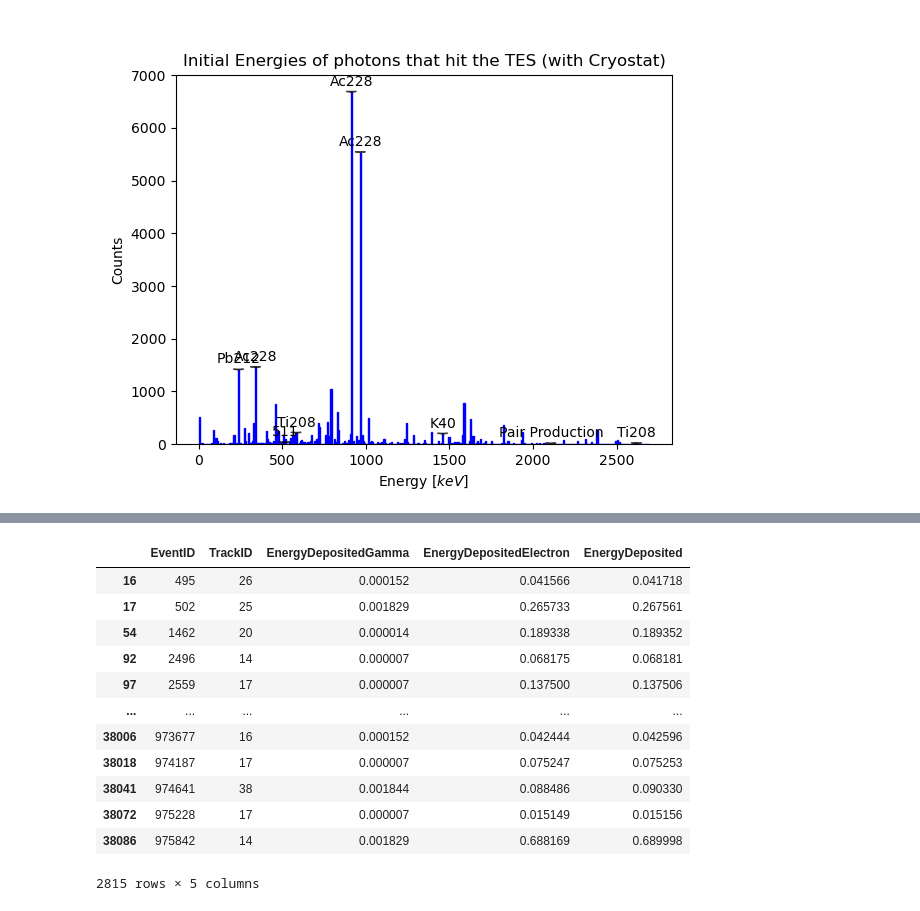
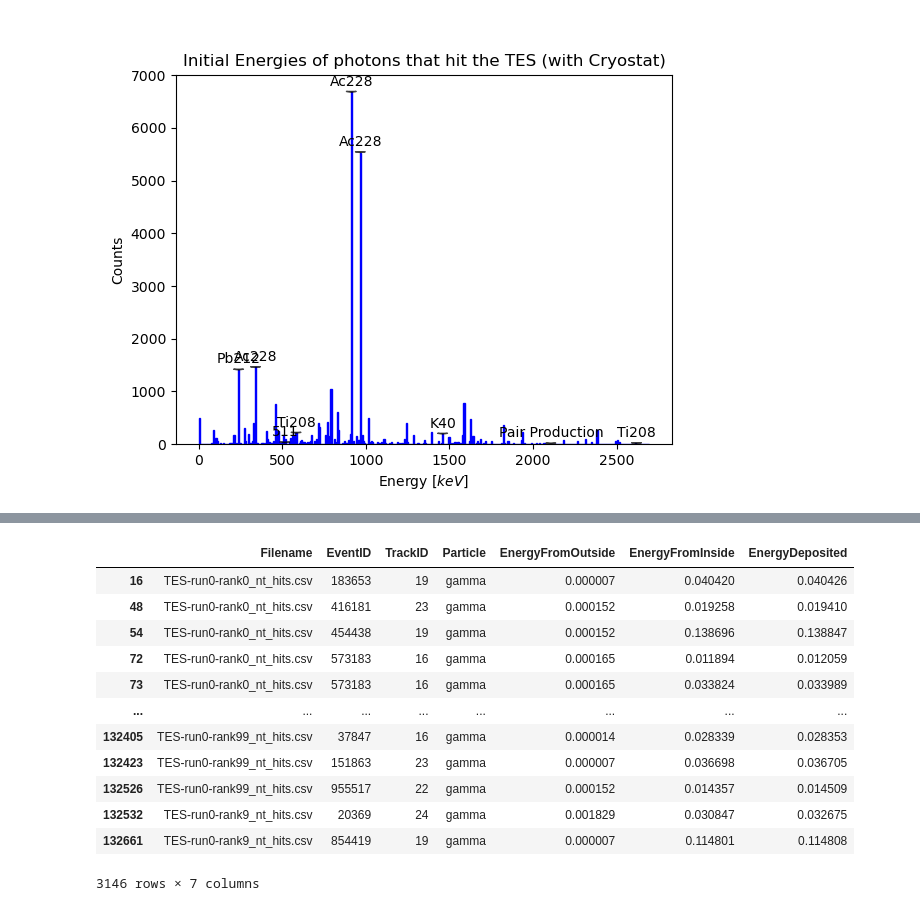
Before and after one commit to nyuad-astroparticle/tes-geant, a Jupyter notebook: analysis/thorium-calibration.ipynb, the cells around one changed output, grey strips where cells are left out. Cells and saved outputs as stored; diff of their text form; code cells hidden in the pictures.

```diff
--- a/analysis/thorium-calibration.ipynb
+++ b/analysis/thorium-calibration.ipynb
@@ -17,7 +19,6 @@ from tqdm.notebook import tqdm
 # Read the files
 
 # Parameters
-run                     = 'run3'
 header                  = ['EventID','TrackID','Particle','EnergyDeposited','XPosition','YPosition','ZPosition','LocalTime','Volume', 'Initial Energy', 'Origin Volume', 'MigrantID']
 
 # Find the files
@@ -28,7 +29,9 @@ filenames   = os.listdir(foldername)
 print(f'Found {len(filenames)} data files in {foldername}')
 
 def loadFile(filename):
-    return pd.read_csv(os.path.join(foldername,filename),skiprows=16,names=header)
+    df = pd.read_csv(os.path.join(foldername,filename),skiprows=16,names=header)
+    df.insert(0, 'Filename', filename)
+    return df
 
 loadFiles = parallel(loadFile)
 
@@ -219,4 +123,5 @@ data
 # %%
-data = data.groupby(['EventID','TrackID','Particle', 'Origin Volume', 'MigrantID'])['EnergyDeposited'].sum().reset_index()
+data = pd.concat(files)
+data = data.groupby(['Filename','EventID','TrackID','Particle', 'Origin Volume', 'MigrantID'])['EnergyDeposited'].sum().reset_index()
 data
 # %% [output]
@@ -235,0 +141,5 @@ data
+# %%
+originInside = data[data['Origin Volume'].str.contains('Silicon')]
+originInside = originInside.drop(columns = ['TrackID', 'Particle','Origin Volume'])
+originInside = originInside.rename(columns = {'MigrantID':'TrackID', 'EnergyDeposited':'EnergyFromInside'})
+originInside
@@ -236,6 +160,6 @@ data
 # %%
-gamma = data[data['Particle'] == 'gamma']
-gamma = gamma.drop(columns = ['Particle', 'Origin Volume', 'MigrantID'])
-gamma = gamma.rename(columns = {'EnergyDeposited':'EnergyDepositedGamma'})
-gamma
+originOutside = data[~(data['Origin Volume'].str.contains('Silicon'))]
+originOutside = originOutside.drop(columns = ['Origin Volume','MigrantID'])
+originOutside = originOutside.rename(columns = {'EnergyDeposited':'EnergyFromOutside'})
+originOutside
 # %% [output]
@@ -275,20 +179,19 @@ insideElectrons
 # %%
-gammaWithSecondaries = pd.merge(gamma, insideElectrons, on = ['EventID','TrackID'], how = 'left').fillna(0)
-gammaWithSecondaries['EnergyDeposited'] = gammaWithSecondaries['EnergyDepositedGamma'] + gammaWithSecondaries['EnergyDepositedElectron']
-# gammaWithSecondaries = gammaWithSecondaries.drop(columns = ['EnergyDepositedGamma', 'EnergyDepositedElectron'])
-gammaWithSecondaries = gammaWithSecondaries[gammaWithSecondaries['EnergyDeposited'] > 0.0]
-gammaWithSecondaries
+combined = pd.merge(originOutside, originInside, on = ['Filename','EventID', 'TrackID'], how = 'left').fillna(0)
+combined['EnergyDeposited'] = combined['EnergyFromOutside'] + combined['EnergyFromInside']
+combined = combined[combined['EnergyDeposited'] > 0.0]
+combined
 # %% [output]
-|  | EventID | TrackID | EnergyDepositedGamma | EnergyDepositedElectron | EnergyDeposited |
-| 16 | 495 | 26 | 0.000152 | 0.041566 | 0.041718 |
-| 17 | 502 | 25 | 0.001829 | 0.265733 | 0.267561 |
-| 54 | 1462 | 20 | 0.000014 | 0.189338 | 0.189352 |
-| 92 | 2496 | 14 | 0.000007 | 0.068175 | 0.068181 |
-| 97 | 2559 | 17 | 0.000007 | 0.137500 | 0.137506 |
-| ... | ... | ... | ... | ... | ... |
-| 38006 | 973677 | 16 | 0.000152 | 0.042444 | 0.042596 |
-| 38018 | 974187 | 17 | 0.000007 | 0.075247 | 0.075253 |
-| 38041 | 974641 | 38 | 0.001844 | 0.088486 | 0.090330 |
-| 38072 | 975228 | 17 | 0.000007 | 0.015149 | 0.015156 |
-| 38086 | 975842 | 14 | 0.001829 | 0.688169 | 0.689998 |
+|  | Filename | EventID | TrackID | Particle | EnergyFromOutside | EnergyFromInside | EnergyDeposited |
+| 16 | TES-run0-rank0_nt_hits.csv | 183653 | 19 | gamma | 0.000007 | 0.040420 | 0.040426 |
+| 48 | TES-run0-rank0_nt_hits.csv | 416181 | 23 | gamma | 0.000152 | 0.019258 | 0.019410 |
+| 54 | TES-run0-rank0_nt_hits.csv | 454438 | 19 | gamma | 0.000152 | 0.138696 | 0.138847 |
+| 72 | TES-run0-rank0_nt_hits.csv | 573183 | 16 | gamma | 0.000165 | 0.011894 | 0.012059 |
+| 73 | TES-run0-rank0_nt_hits.csv | 573183 | 16 | gamma | 0.000165 | 0.033824 | 0.033989 |
+| ... | ... | ... | ... | ... | ... | ... | ... |
+| 132405 | TES-run0-rank99_nt_hits.csv | 37847 | 16 | gamma | 0.000014 | 0.028339 | 0.028353 |
+| 132423 | TES-run0-rank99_nt_hits.csv | 151863 | 23 | gamma | 0.000007 | 0.036698 | 0.036705 |
+| 132526 | TES-run0-rank99_nt_hits.csv | 955517 | 22 | gamma | 0.000152 | 0.014357 | 0.014509 |
+| 132532 | TES-run0-rank9_nt_hits.csv | 20369 | 24 | gamma | 0.001829 | 0.030847 | 0.032675 |
+| 132661 | TES-run0-rank9_nt_hits.csv | 854419 | 19 | gamma | 0.000007 | 0.114801 | 0.114808 |
-2815 rows × 5 columns
+3146 rows × 7 columns
```
Also changed, not shown: parts of 30 cells of this notebook.
